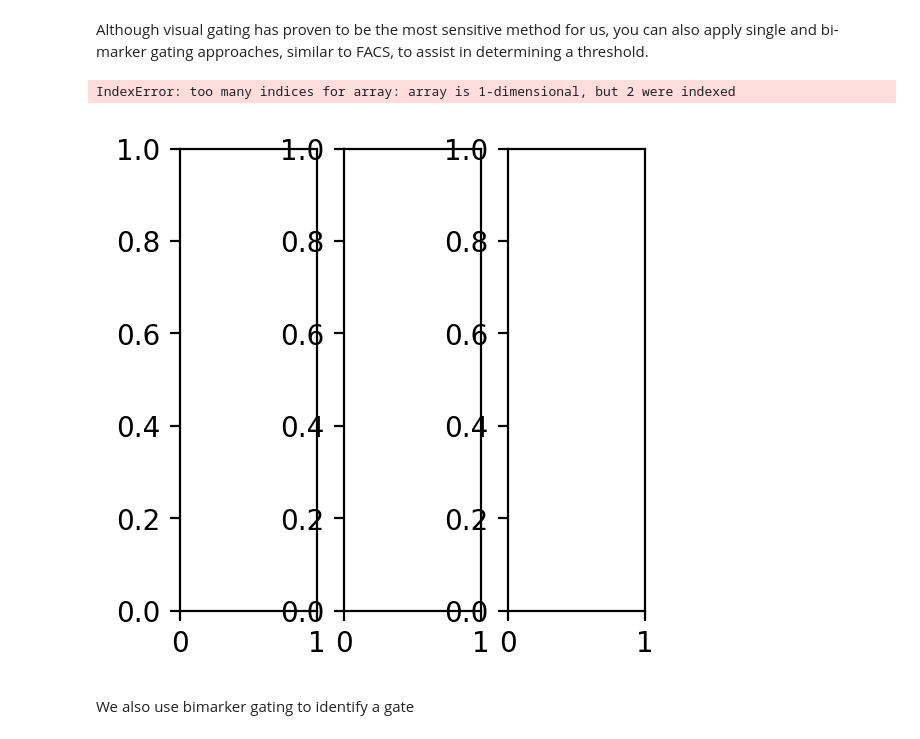
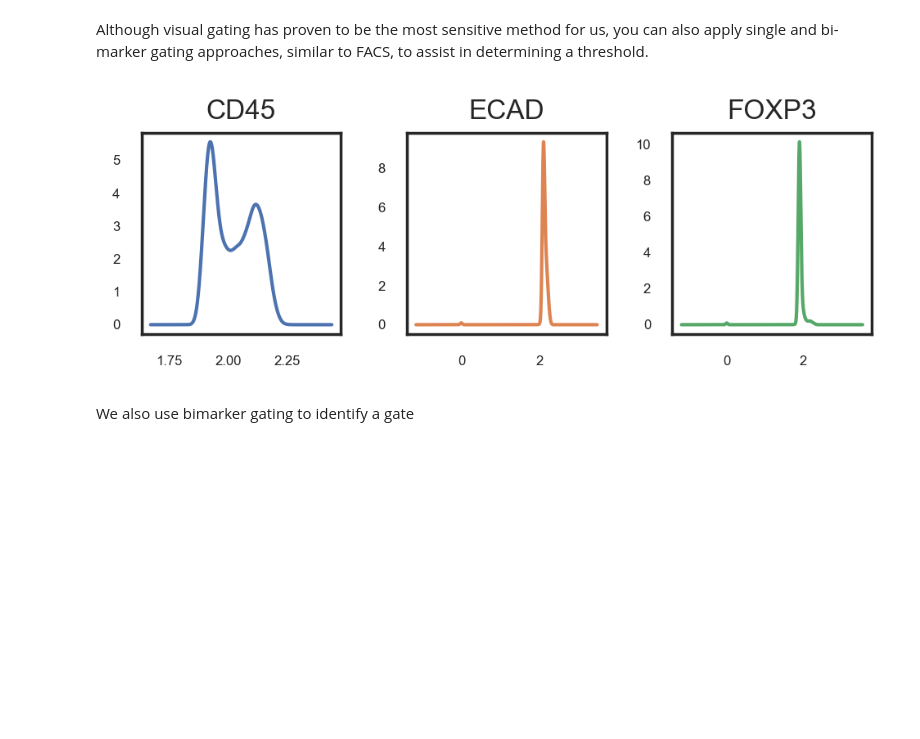
Before and after one commit to labsyspharm/scimap, a Jupyter notebook: docs/tutorials/nbs/Prior knowledge based phenotyping.ipynb, the cells around one changed output. Cells and saved outputs as stored; diff of their text form; code cells hidden in the pictures; blank space fills up the shorter version.

```diff
--- a/docs/tutorials/nbs/Prior knowledge based phenotyping.ipynb
+++ b/docs/tutorials/nbs/Prior knowledge based phenotyping.ipynb
@@ -54,10 +56,9 @@ You'll observe that the first column lists the markers present in the dataset, w
 Although visual gating has proven to be the most sensitive method for us, you can also apply single and bi-marker gating approaches, similar to FACS, to assist in determining a threshold.
 # %%
 # single
-sm.pl.distPlot(adata, layer='log', markers=['CD45','ECAD','FOXP3'], ncols=3, figsize=(3,3))
+sm.pl.distPlot(adata, layer='log', markers=['CD45','ECAD','FOXP3'], ncols=3, fontsize=6, figsize=(5,2))
 # %% [output]
-IndexError: too many indices for array: array is 1-dimensional, but 2 were indexed
-[figure, old version]
+[figure, new version]
 # %% [markdown]
 We also use bimarker gating to identify a gate
 # %%
```
Also changed, not shown: parts of 7 cells of this notebook, 11 other files.
